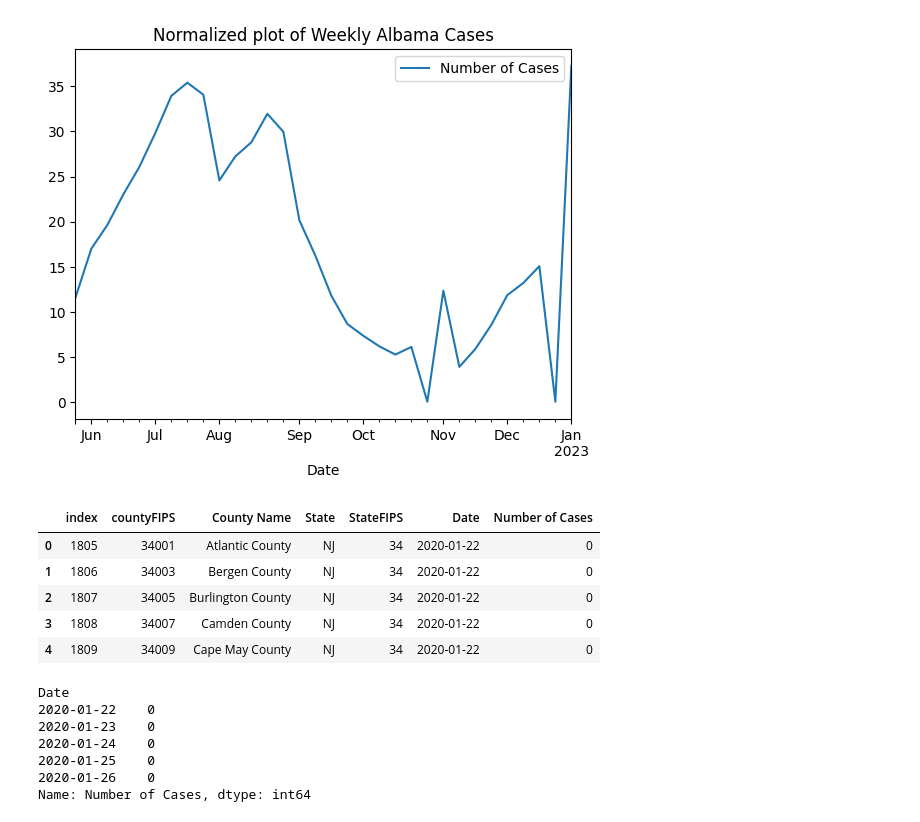
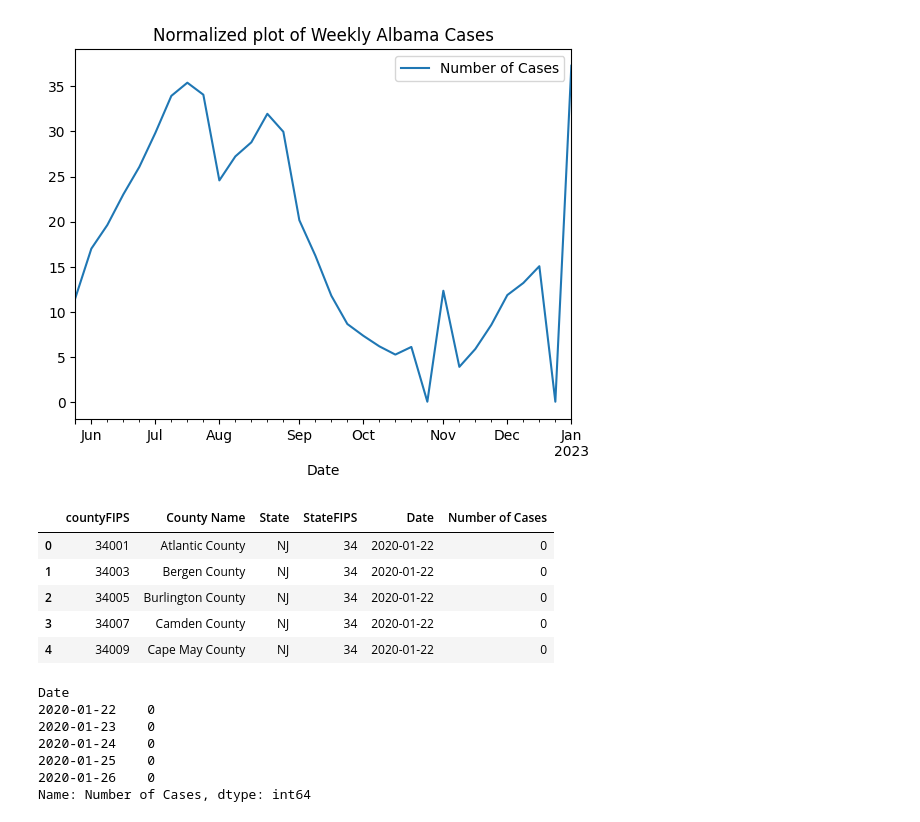
Before and after one commit to AshritaD/Ferocious5_CS605, a Jupyter notebook: Member/AnkithaChavan/src/Stage2_Task2_Cases-.ipynb, the cells around one changed output. Drawn from its saved outputs; the diff is of its cells as text; code cells hidden in the pictures.

```diff
--- a/Member/AnkithaChavan/src/Stage2_Task2_Cases-.ipynb
+++ b/Member/AnkithaChavan/src/Stage2_Task2_Cases-.ipynb
@@ -313,12 +313,13 @@ normalized_weekly_cases_sum_selected_state_given_range.plot(x='Date', y='Number
 [figure]
 # %%
 cases_selected_state_NJ = cases_transpose[cases_transpose["State"] == selected_state_NJ].reset_index()
+del cases_selected_state_NJ[cases_selected_state_NJ.columns[0]]
 cases_selected_state_NJ.head()
 # %% [output]
-|  | index | countyFIPS | County Name | State | StateFIPS | Date | Number of Cases |
-| 0 | 1805 | 34001 | Atlantic County | NJ | 34 | 2020-01-22 | 0 |
-| 1 | 1806 | 34003 | Bergen County | NJ | 34 | 2020-01-22 | 0 |
-| 2 | 1807 | 34005 | Burlington County | NJ | 34 | 2020-01-22 | 0 |
-| 3 | 1808 | 34007 | Camden County | NJ | 34 | 2020-01-22 | 0 |
-| 4 | 1809 | 34009 | Cape May County | NJ | 34 | 2020-01-22 | 0 |
+|  | countyFIPS | County Name | State | StateFIPS | Date | Number of Cases |
+| 0 | 34001 | Atlantic County | NJ | 34 | 2020-01-22 | 0 |
+| 1 | 34003 | Bergen County | NJ | 34 | 2020-01-22 | 0 |
+| 2 | 34005 | Burlington County | NJ | 34 | 2020-01-22 | 0 |
+| 3 | 34007 | Camden County | NJ | 34 | 2020-01-22 | 0 |
+| 4 | 34009 | Cape May County | NJ | 34 | 2020-01-22 | 0 |
 # %%
```
Also changed, not shown: parts of 12 cells of this notebook, 12 other files.
